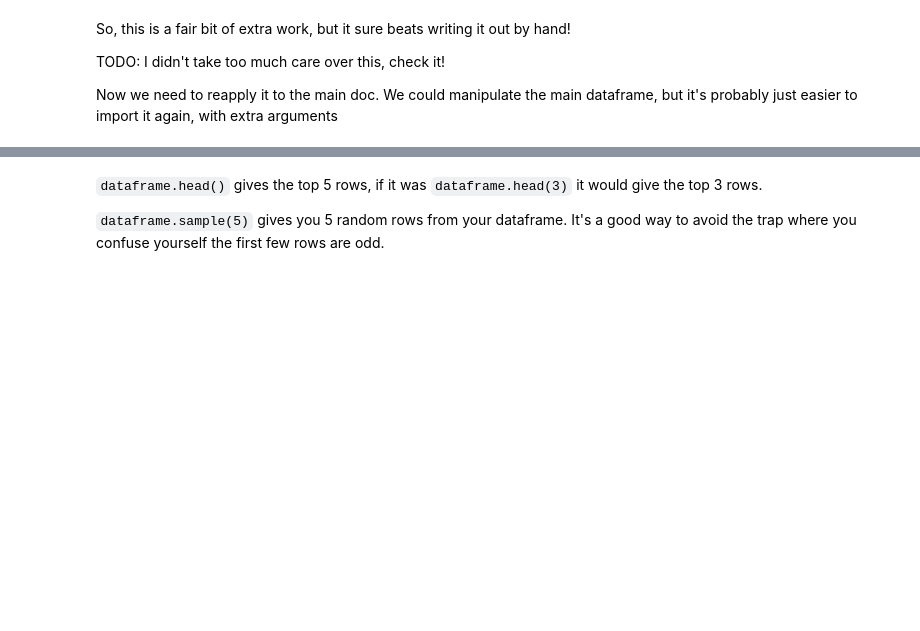
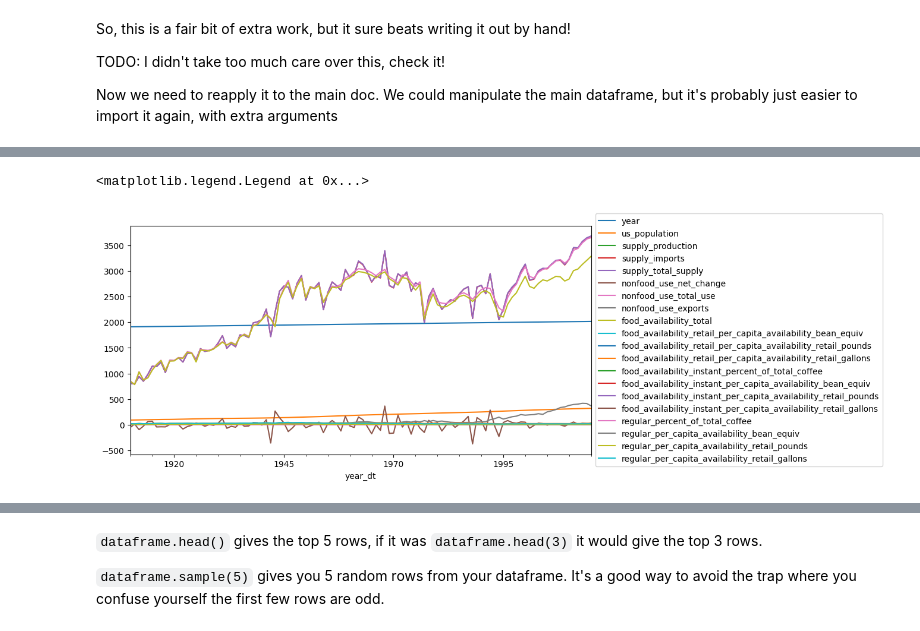
Before and after one commit to shinsooha/DATAproject, a Jupyter notebook: coffee.ipynb, the cells around one changed output, grey strips where cells are left out. Cells and saved outputs as stored; diff of their text form; code cells hidden in the pictures; blank space fills up the shorter version.

```diff
--- a/coffee.ipynb
+++ b/coffee.ipynb
@@ -42,0 +30,3 @@ done
+# %%
+spice_path = "ctcsp.xls"
+print(pd.ExcelFile(spice_path).sheet_names)
@@ -105,3 +114,12 @@ So, this is a fair bit of extra work, but it sure beats writing it out by hand!
 TODO: I didn't take too much care over this, check it!
 
 Now we need to reapply it to the main doc. We could manipulate the main dataframe, but it's probably just easier to import it again, with extra arguments
+# %%
+coffee_df = pd.read_excel(
+    spice_path,  # The file we're loading up
+    sheet_name="Coffee",  # The sheet that we want to read this time
+    skiprows=6,  # the number of rows to ignore at the top
+    skipfooter=6, # the number of rows to ignore at the top. It's just a coincidence that they're both 6
+    names=new_headers, # the new column names
+)
+coffee_df.head(8)
@@ -107,0 +138,4 @@ Now we need to reapply it to the main doc. We could manipulate the main datafram
+# %%
+coffee_df["year_dt"] = pd.to_datetime(dict(year=coffee_df.year, month=6, day=1))
+coffee_df.set_index("year_dt", inplace=True)
+coffee_df.head()
@@ -107,0 +150,5 @@ Now we need to reapply it to the main doc. We could manipulate the main datafram
+# %%
+coffee_df.plot().legend(loc='center left',bbox_to_anchor=(1.0, 0.5))
+# %% [output]
+<matplotlib.legend.Legend at 0x...>
+[figure, added]
```
Also changed, not shown: parts of 8 cells of this notebook.
